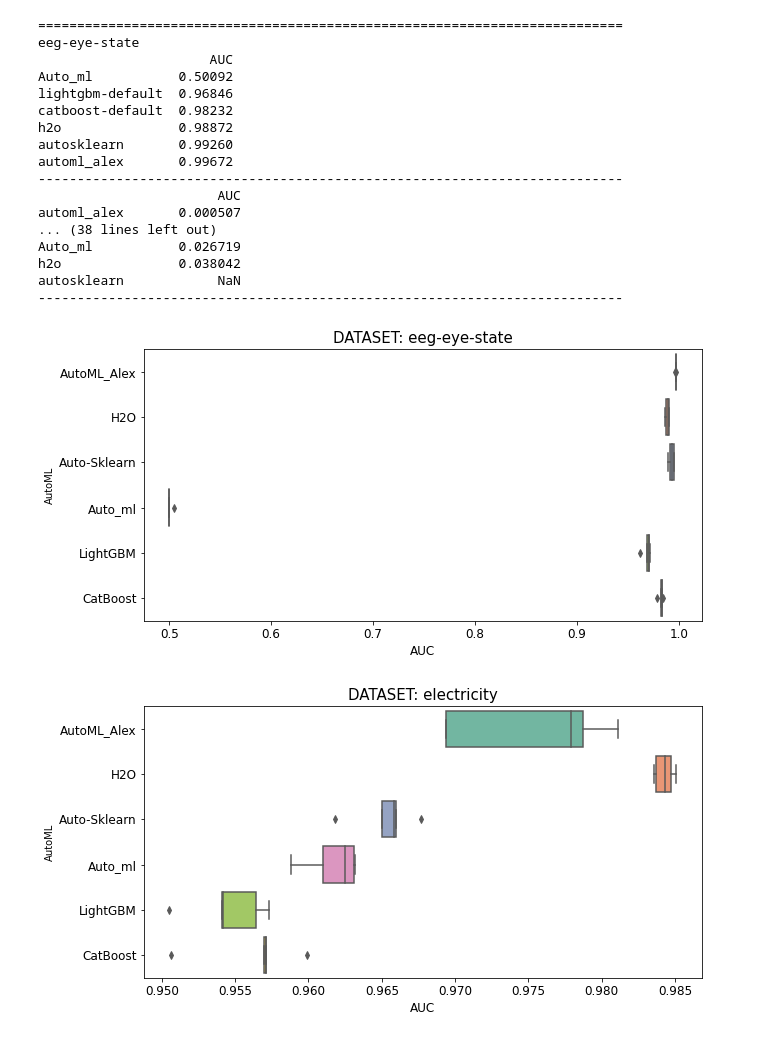
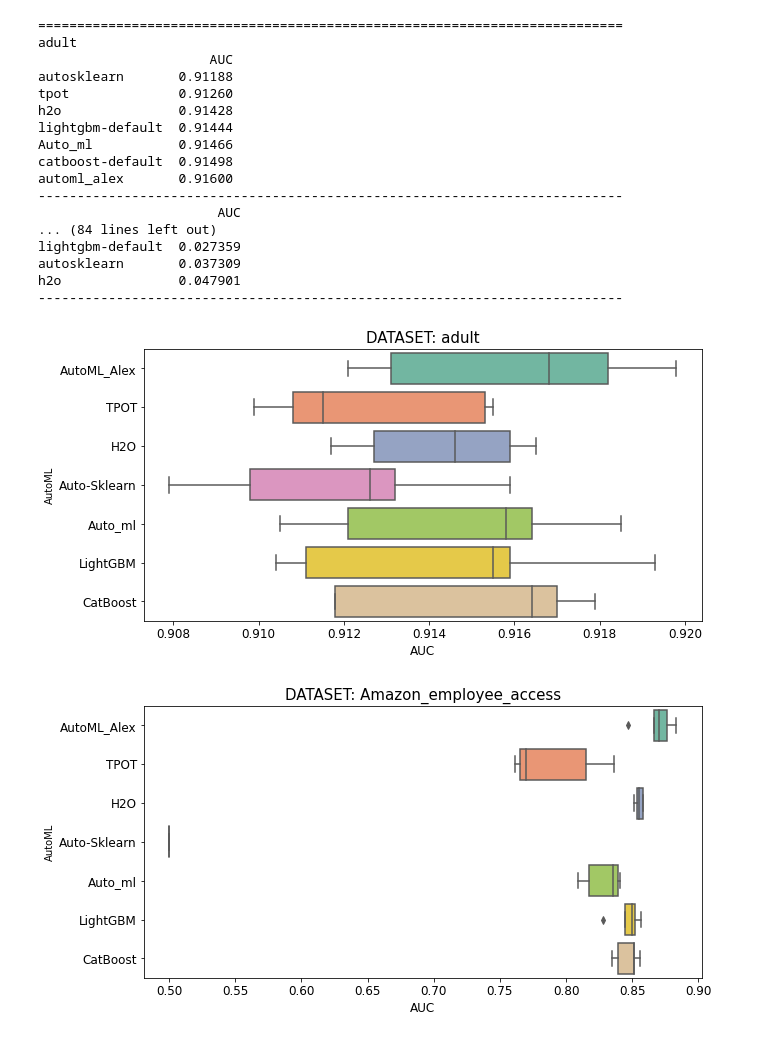
Before and after one commit to Alex-Lekov/AutoML-Benchmark, a Jupyter notebook: binary-classification/bench_v1.ipynb, the cells around one changed output. Drawn from its saved outputs; the diff is of its cells as text; code cells hidden in the pictures.

```diff
--- a/binary-classification/bench_v1.ipynb
+++ b/binary-classification/bench_v1.ipynb
@@ -6,19 +6,19 @@ import matplotlib.pyplot as plt
 import seaborn as sns
 # %%
 dataset_names = [
-         #'adult',
-         #'Amazon_employee_access',
-         #'bank-marketing',
-         #'Click_prediction_small',
-         #'credit-g',
-         'eeg-eye-state',
-         'electricity',
-         'kc1',
+         'adult',
+         'Amazon_employee_access',
+         'bank-marketing',
+         'Click_prediction_small',
+         'credit-g',
+         #'eeg-eye-state',
+         #'electricity',
+         #'kc1',
          ]
 # %%
 auto_ml_names = [
     'automl_alex',
-    #'tpot',
+    'tpot',
     'h2o',
     'autosklearn',
     #'autogluon',
@@ -62,48 +62,48 @@ for metric in metrics:
         #save plot
         all_df.columns = [
             'AutoML_Alex',
-         #     'TPOT',
+             'TPOT',
         'H2O',
         'Auto-Sklearn',
         #'AutoGluon',
         'Auto_ml',
         'LightGBM',
         'CatBoost',
         ]
         plt.figure(figsize=(10,5),)
         sns.boxplot(data=all_df, orient="h", palette="Set2",).set_title('DATASET: '+dataset_name, size = 15,)
         plt.tick_params(labelsize=12)
         plt.ylabel("AutoML", size=10,)
         plt.xlabel("AUC", size=12)
         plt.savefig(f'{dataset_name}.png')
         #plt.show()
 
         for i, name in enumerate(res.index):
             bench_result[res.index[i]] += i+1
             #total_place.append(bench_result)
             bench = pd.io.json.json_normalize(bench_result,).T
             bench.columns = [f'{metric} place']
     total_place = pd.concat([total_place, bench], axis=1, sort=False)
             #bench = bench.sort_values(by=f'{metric} place', ascending=False)
             #bench.to_csv(f'{metric}_place.csv',)
 #result.head(5)
 # %% [output]
 ===========================================================================
-eeg-eye-state
+adult
                       AUC
-Auto_ml           0.50092
-lightgbm-default  0.96846
-catboost-default  0.98232
-h2o               0.98872
-autosklearn       0.99260
-automl_alex       0.99672
+autosklearn       0.91188
+tpot              0.91260
+h2o               0.91428
+lightgbm-default  0.91444
+Auto_ml           0.91466
+catboost-default  0.91498
+automl_alex       0.91600
 ---------------------------------------------------------------------------
                        AUC
-automl_alex       0.000507
-... (38 lines left out)
-Auto_ml           0.026719
-h2o               0.038042
-autosklearn            NaN
+... (84 lines left out)
+lightgbm-default  0.027359
+autosklearn       0.037309
+h2o               0.047901
 ---------------------------------------------------------------------------
-[figure, old version]
+[figure, new version]
-[figure, old version]
+[figure, new version]
```
Also changed, not shown: parts of 3 cells of this notebook, 7 other files.
